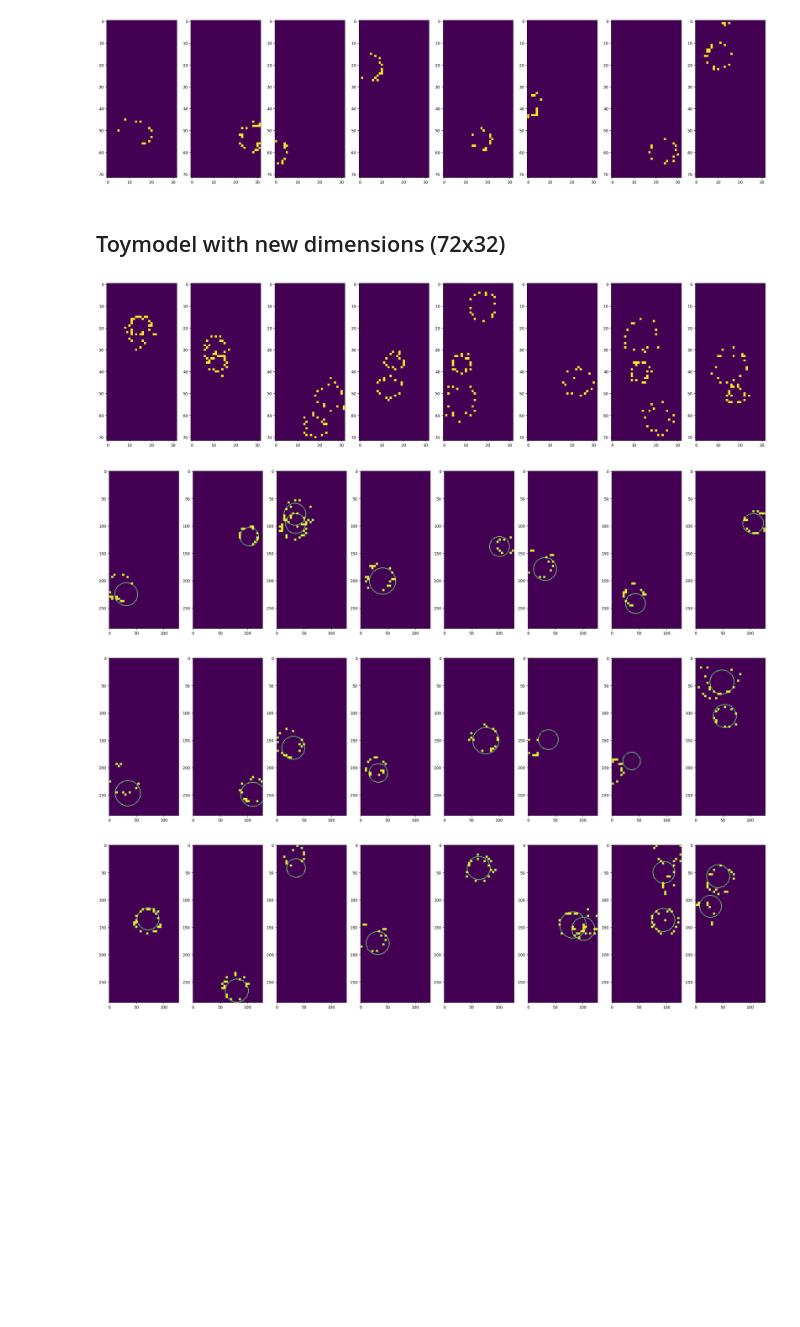
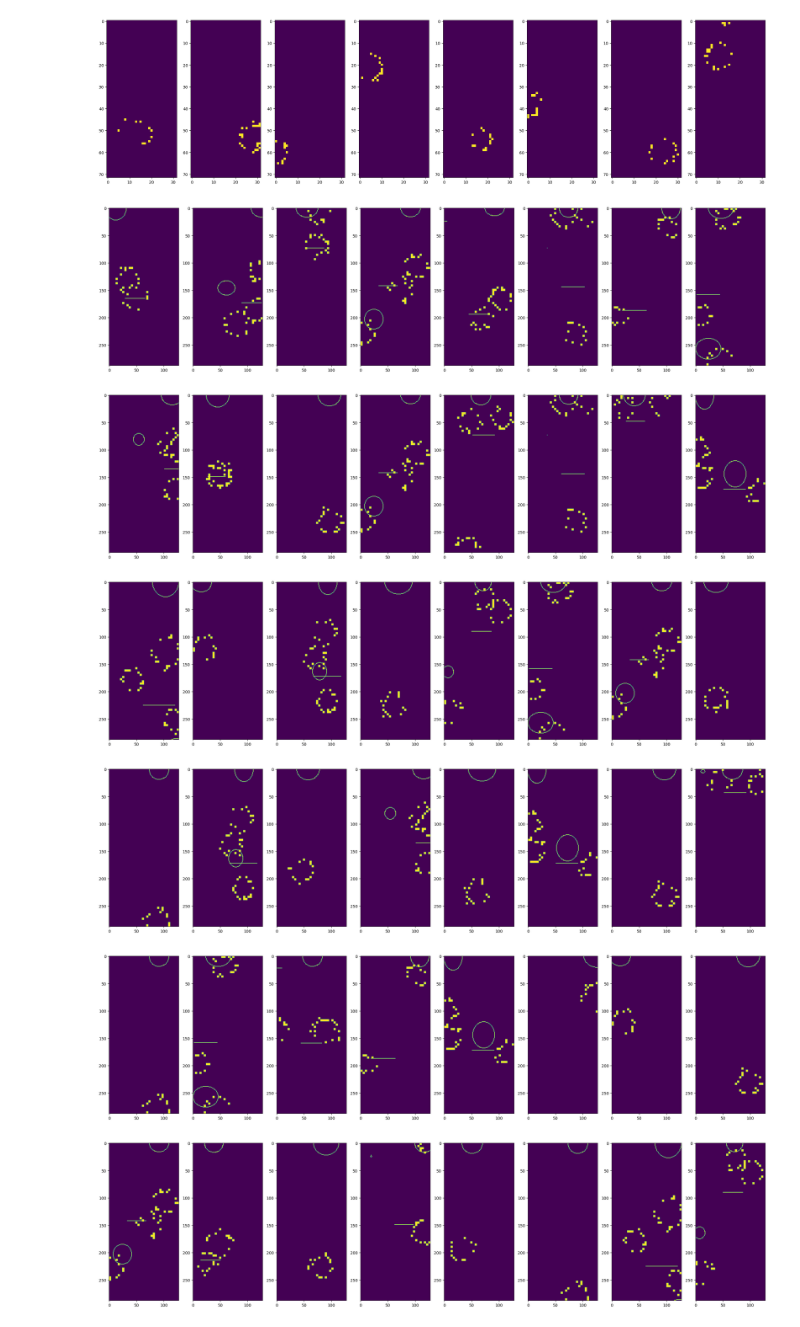
Before and after one commit to borkh/mcbm-ring-reco, a Jupyter notebook: real_sim_data.ipynb, the cells around one changed output. Cells and saved outputs as stored; diff of their text form; code cells hidden in the pictures; blank space fills up the shorter version.

```diff
--- a/real_sim_data.ipynb
+++ b/real_sim_data.ipynb
@@ -23,0 +26,5 @@ params_test = np.load(test_dir + "y/y{}.npz".format(k), "r")['arr_0']
+# %%
+for i in range(3):
+    display_data(displays, i)
+#    plt.imshow(plot_single_event(displays[i], params[i]))
+#    plt.show()
@@ -45,6 +56,6 @@ def loadDataFile(datafile, pixel_x = 32, pixel_y = 72):
     print('load data from  ' + datafile + '  -> ' + str(len(hits[:])) + '  events loaded' )
     return hits
 # %%
-hits_real = loadDataFile("hits_real.txt")
-for i in range(1):
-    display_data(hits_real, i)
+#hits_real = loadDataFile("hits_real.txt")
+#for i in range(1):
+#    display_data(hits_real, i)
@@ -60,20 +68,15 @@ for i in range(1):
 # %% [output]
 load data from  hits_true.txt  -> 20000  events loaded
 [figure]
-# %% [markdown]
-## Toymodel with new dimensions (72x32)
-# %%
-for i in range(1):
-    display_data(displays, i)
-# %% [output]
-[figure, removed]
 # %%
-model = tf.keras.models.load_model("models/256x4-CNN-mcbm.model")
-for i in range(5, 8):
-    show_predict(np.array(hits_true[:100]), model, i)#, "fig{}".format(i))
-#for i in range(3):
-#    show_predict(displays_test, model, i)#, "fig{}".format(i))
+model = tf.keras.models.load_model("models/test_wo_flip-CNN-mcbm.model")
+for i in range(6):
+#    show_predict(np.array(hits_true[:100]), model, i)#, "fig{}".format(i))
+    show_predict(displays_test, model, i)#, "fig{}".format(i))
 # %% [output]
-[figure, old version]
+[figure, new version]
-[figure, old version]
+[figure, new version]
-[figure, old version]
+[figure, new version]
+[figure, added]
+[figure, added]
+[figure, added]
```
Also changed, not shown: parts of 3 cells of this notebook, 5 other files.
